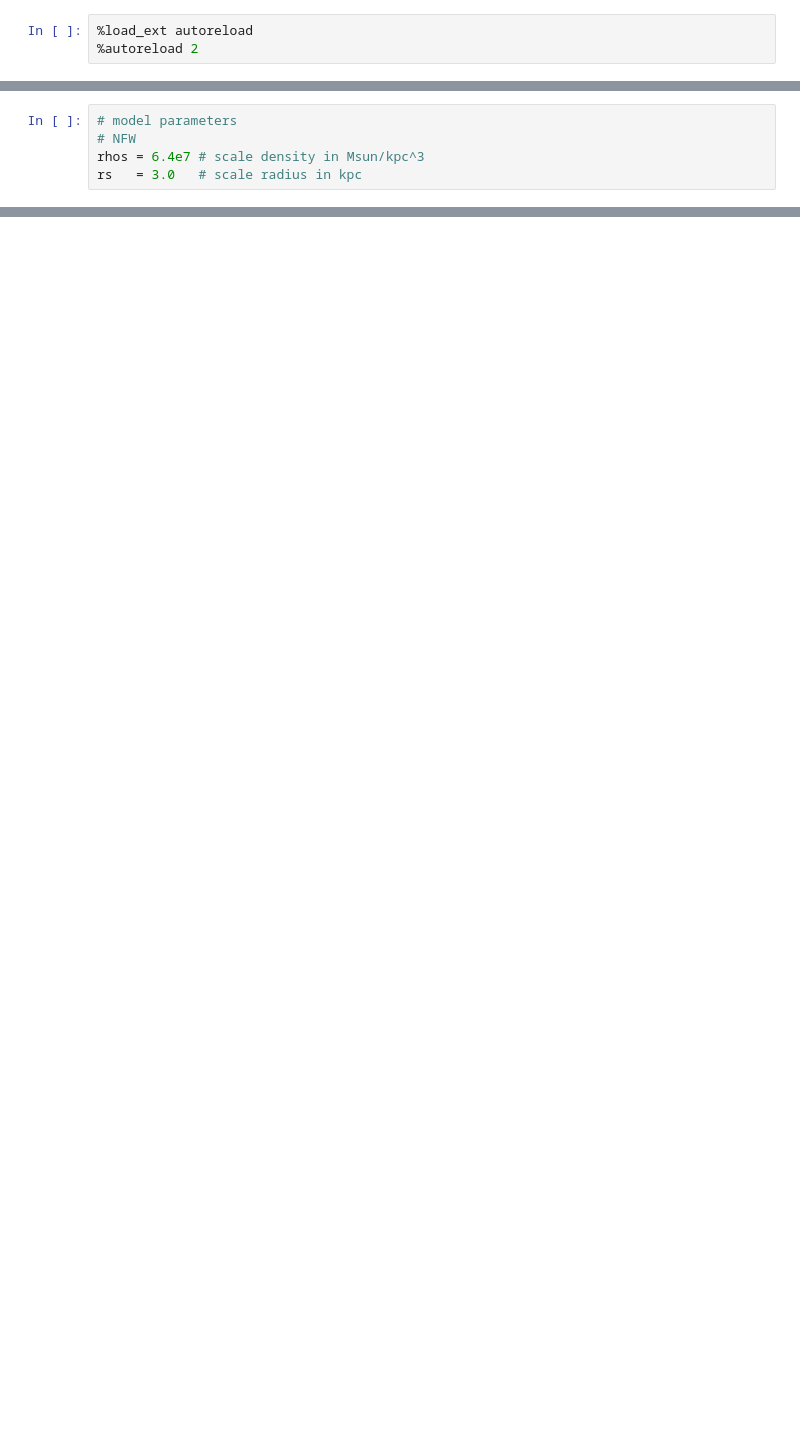
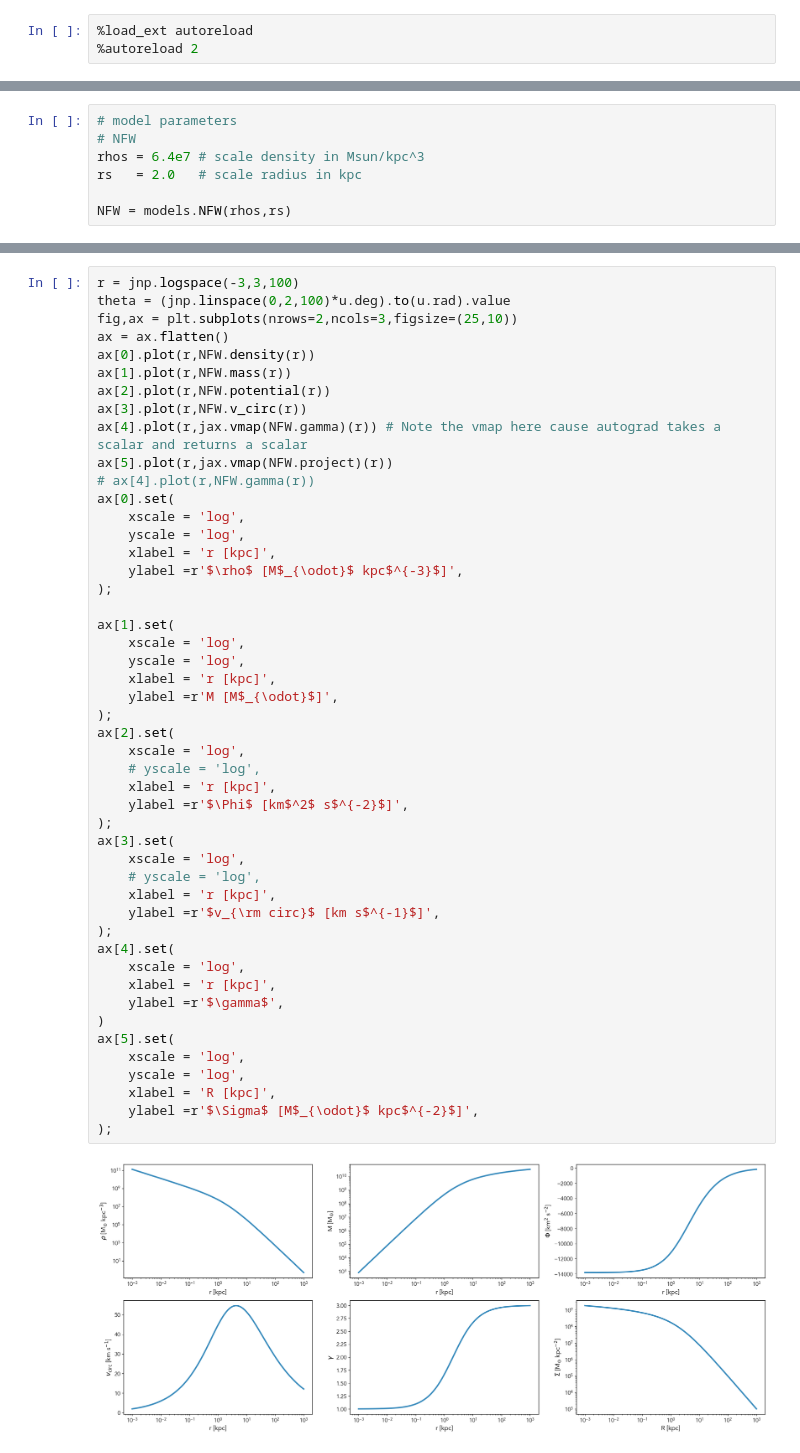
Before and after one commit to jguerra-astro/dynamicall, a Jupyter notebook: docs/notebooks/tutorial_potential.ipynb, the cells around one changed output, grey strips where cells are left out. Saved outputs shown, nothing was run; the diff lists cells and outputs as text; blank space fills up the shorter version.

```diff
--- a/docs/notebooks/tutorial_potential.ipynb
+++ b/docs/notebooks/tutorial_potential.ipynb
@@ -20,4 +23,6 @@ from dynamicAll import models
 # model parameters
 # NFW
 rhos = 6.4e7 # scale density in Msun/kpc^3
-rs   = 3.0   # scale radius in kpc
+rs   = 2.0   # scale radius in kpc
+
+NFW = models.NFW(rhos,rs)
@@ -25,0 +31,50 @@ NFW = models.NFW(rhos,rs)
+# %%
+r = jnp.logspace(-3,3,100)
+theta = (jnp.linspace(0,2,100)*u.deg).to(u.rad).value
+fig,ax = plt.subplots(nrows=2,ncols=3,figsize=(25,10))
+ax = ax.flatten()
+ax[0].plot(r,NFW.density(r))
+ax[1].plot(r,NFW.mass(r))
+ax[2].plot(r,NFW.potential(r))
+ax[3].plot(r,NFW.v_circ(r))
+ax[4].plot(r,jax.vmap(NFW.gamma)(r)) # Note the vmap here cause autograd takes a scalar and returns a scalar
+ax[5].plot(r,jax.vmap(NFW.project)(r))
+# ax[4].plot(r,NFW.gamma(r))
+ax[0].set(
+    xscale = 'log',
+    yscale = 'log',
+    xlabel = 'r [kpc]',
+    ylabel =r'$\rho$ [M$_{\odot}$ kpc$^{-3}$]',
+);
+
+ax[1].set(
+    xscale = 'log',
+    yscale = 'log',
+    xlabel = 'r [kpc]',
+    ylabel =r'M [M$_{\odot}$]',
+);
+ax[2].set(
+    xscale = 'log',
+    # yscale = 'log',
+    xlabel = 'r [kpc]',
+    ylabel =r'$\Phi$ [km$^2$ s$^{-2}$]',
+);
+ax[3].set(
+    xscale = 'log',
+    # yscale = 'log',
+    xlabel = 'r [kpc]',
+    ylabel =r'$v_{\rm circ}$ [km s$^{-1}$]',
+);
+ax[4].set(
+    xscale = 'log',
+    xlabel = 'r [kpc]',
+    ylabel =r'$\gamma$',
+)
+ax[5].set(
+    xscale = 'log',
+    yscale = 'log',
+    xlabel = 'R [kpc]',
+    ylabel =r'$\Sigma$ [M$_{\odot}$ kpc$^{-2}$]',
+);
+# %% [output]
+[figure, added]
```
Also changed, not shown: parts of 23 cells of this notebook, 4 other files.
